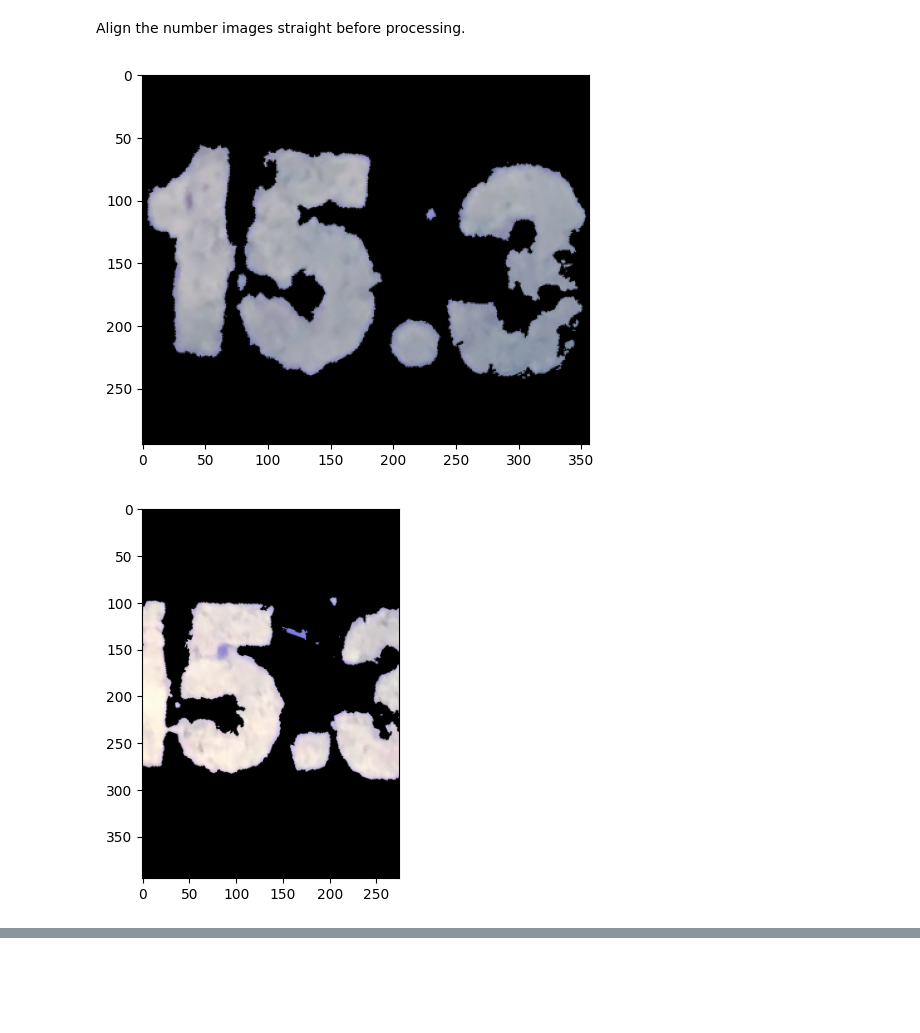
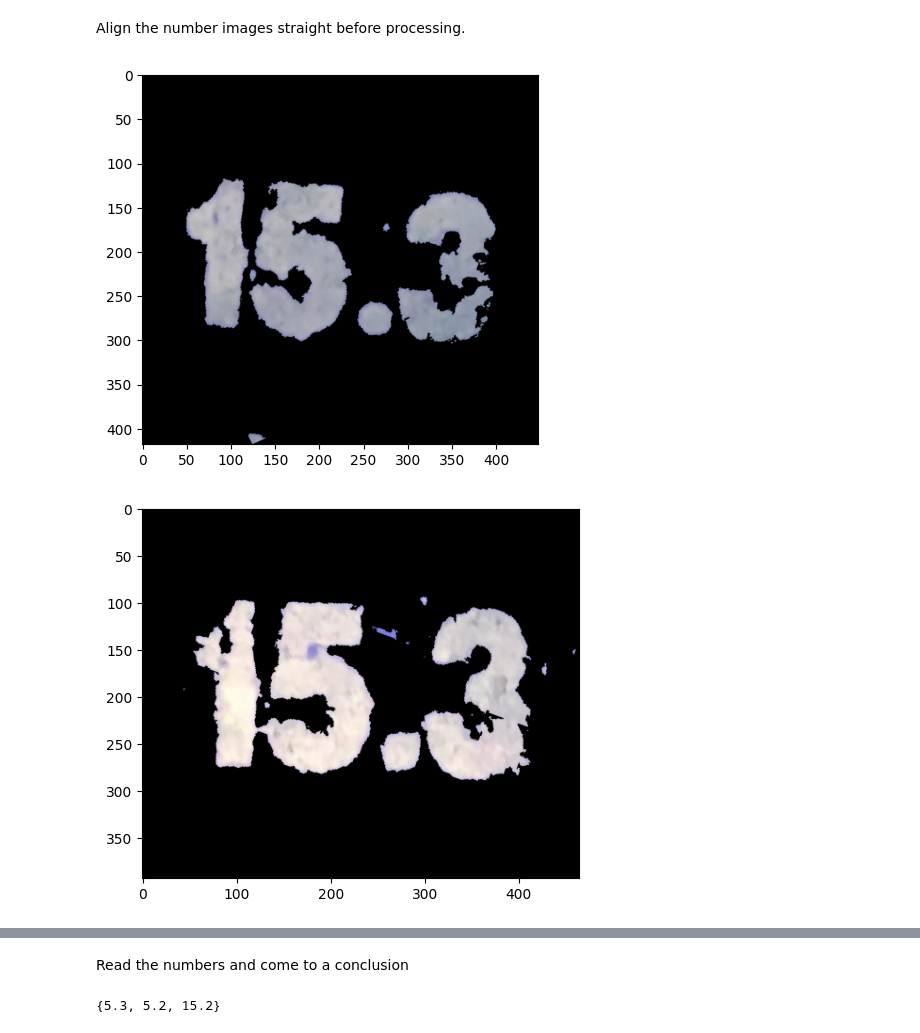
Before and after one commit to siddeshwarnavink/gas-cylinder-weight, a Jupyter notebook: gas-cylinder-weight/code-testing/non-pointer-solution.ipynb, the cells around one changed output, grey strips where cells are left out. Drawn from its saved outputs; the diff is of its cells as text; code cells hidden in the pictures; blank space fills up the shorter version.

```diff
--- a/gas-cylinder-weight/code-testing/non-pointer-solution.ipynb
+++ b/gas-cylinder-weight/code-testing/non-pointer-solution.ipynb
@@ -166,34 +166,46 @@ def rotate_image(image, angle):
     height, width = image.shape[:2]
 
     # Calculate the rotation matrix
     rotation_matrix = cv2.getRotationMatrix2D((width / 2, height / 2), angle, 1)
 
-    # Perform the rotation
-    rotated_image = cv2.warpAffine(image, rotation_matrix, (width, height))
+    # Calculate the new dimensions of the rotated image
+    cos_theta = np.abs(rotation_matrix[0, 0])
+    sin_theta = np.abs(rotation_matrix[0, 1])
+    new_width = int(height * sin_theta + width * cos_theta)
+    new_height = int(height * cos_theta + width * sin_theta)
+
+    # Adjust the rotation matrix to accommodate the new dimensions
+    rotation_matrix[0, 2] += (new_width - width) / 2
+    rotation_matrix[1, 2] += (new_height - height) / 2
+
+    # Perform the rotation with the adjusted rotation matrix
+    rotated_image = cv2.warpAffine(image, rotation_matrix, (new_width, new_height))
+
+    return rotated_image
 
     return rotated_image
 
 def alignedNumberImages(image_list):
     rotatedNumberImages=[]
     i=0
     for img in image_list:
         rotatedImg=img
         if(i==0):
             rotatedImg = rotate_image(img, 25)
         elif(i==1):
             rotatedImg = rotate_image(img, -110)
         elif(i==2):
             rotatedImg = rotate_image(img, 140)
 
         rotatedNumberImages.append(rotatedImg)
         i+=1
 
     return rotatedNumberImages
 
 
 
 aligned_extract_images=alignedNumberImages(extract_images)
 displayImages(aligned_extract_images)
 # %% [output]
-[figure, old version]
+[figure, new version]
-[figure, old version]
+[figure, new version]
@@ -200,0 +213,17 @@ displayImages(aligned_extract_images)
+# %% [markdown]
+Read the numbers and come to a conclusion
+# %%
+numbers_predicted=[]
+for img in aligned_extract_images:
+    recognized_text=pytesseract.image_to_string(img,config='--psm 10 --oem 3 -c tessedit_char_whitelist=0123456789')
+    numbers_predicted.append(int(recognized_text.strip())/10)
+
+def processOutput(numbers_predicted):
+    unique_elments=set(numbers_predicted)
+    if(len(unique_elments)>1):
+        return 0
+
+weight=processOutput(numbers_predicted)
+print(f'Weight of cylinder: {weight}')
+# %% [output]
+{5.3, 5.2, 15.2}
```
Also changed, not shown: parts of 1 cell of this notebook.
